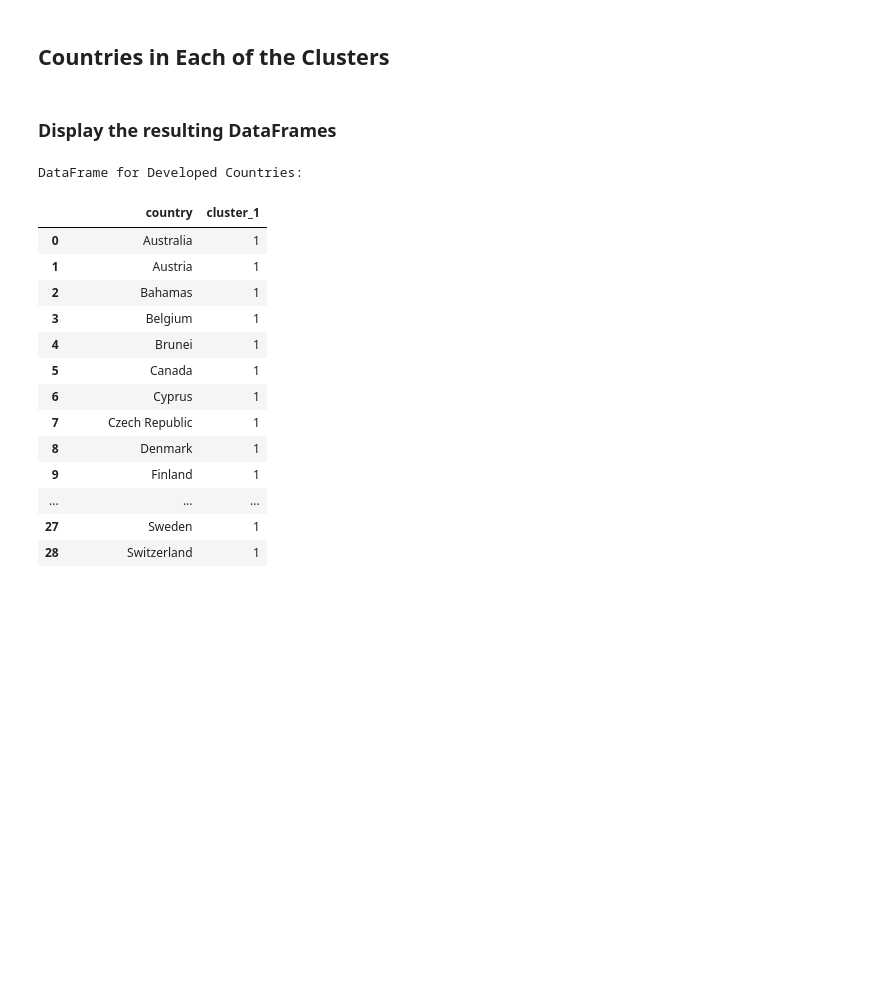
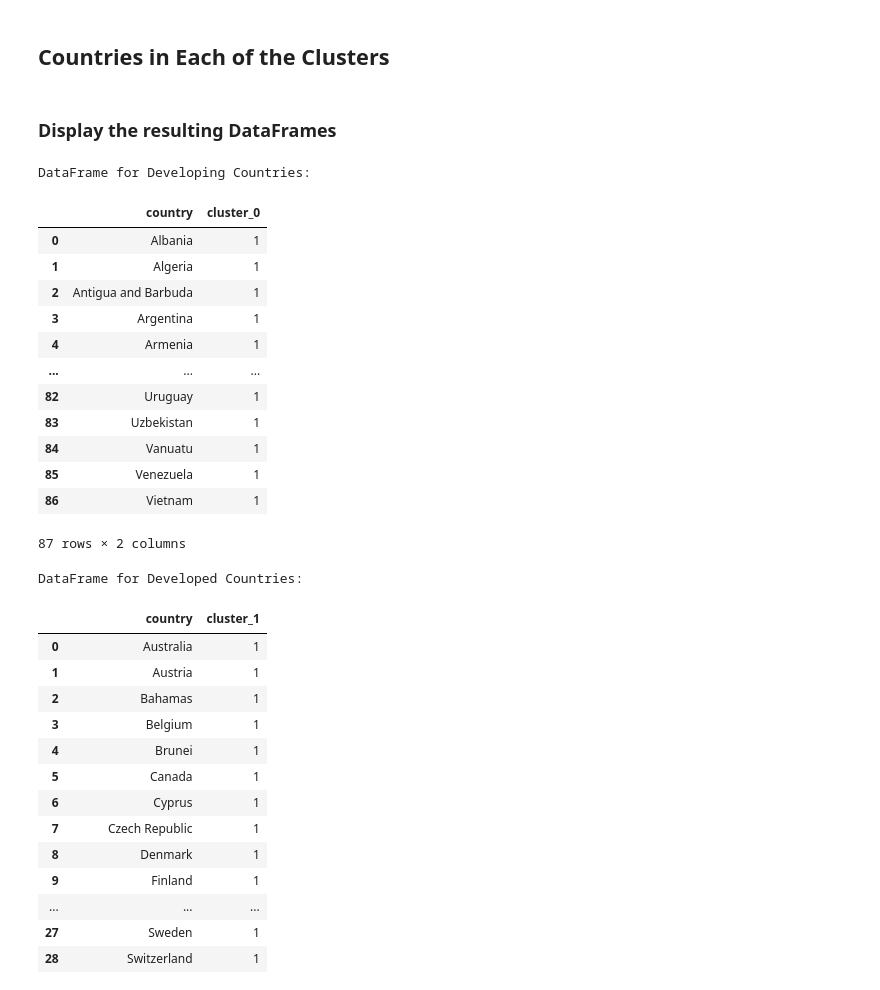
Before and after one commit to I-amyayi/Clustering-PCA, a Jupyter notebook: NGO.ipynb, the cells around one changed output. Drawn from its saved outputs; the diff is of its cells as text; code cells hidden in the pictures; blank space fills up the shorter version.

```diff
--- a/NGO.ipynb
+++ b/NGO.ipynb
@@ -526,6 +526,24 @@ High_Income = df_pivot[df_pivot['cluster_2'] > 0][['country', 'cluster_2']].rese
 Underdeveloped = df_pivot[df_pivot['cluster_3'] > 0][['country', 'cluster_3']].reset_index(drop=True) if 'cluster_3' in df_pivot.columns else pd.DataFrame(columns=['country', 'cluster_3'])
 # %% [markdown]
 ### Display the resulting DataFrames
+# %%
+print("DataFrame for Developing Countries:")
+Developing
+# %% [output]
+DataFrame for Developing Countries:
+|  | country | cluster_0 |
+| 0 | Albania | 1 |
+| 1 | Algeria | 1 |
+| 2 | Antigua and Barbuda | 1 |
+| 3 | Argentina | 1 |
+| 4 | Armenia | 1 |
+| ... | ... | ... |
+| 82 | Uruguay | 1 |
+| 83 | Uzbekistan | 1 |
+| 84 | Vanuatu | 1 |
+| 85 | Venezuela | 1 |
+| 86 | Vietnam | 1 |
+87 rows × 2 columns
 # %%
 print("DataFrame for Developed Countries:")
 Developed
```
